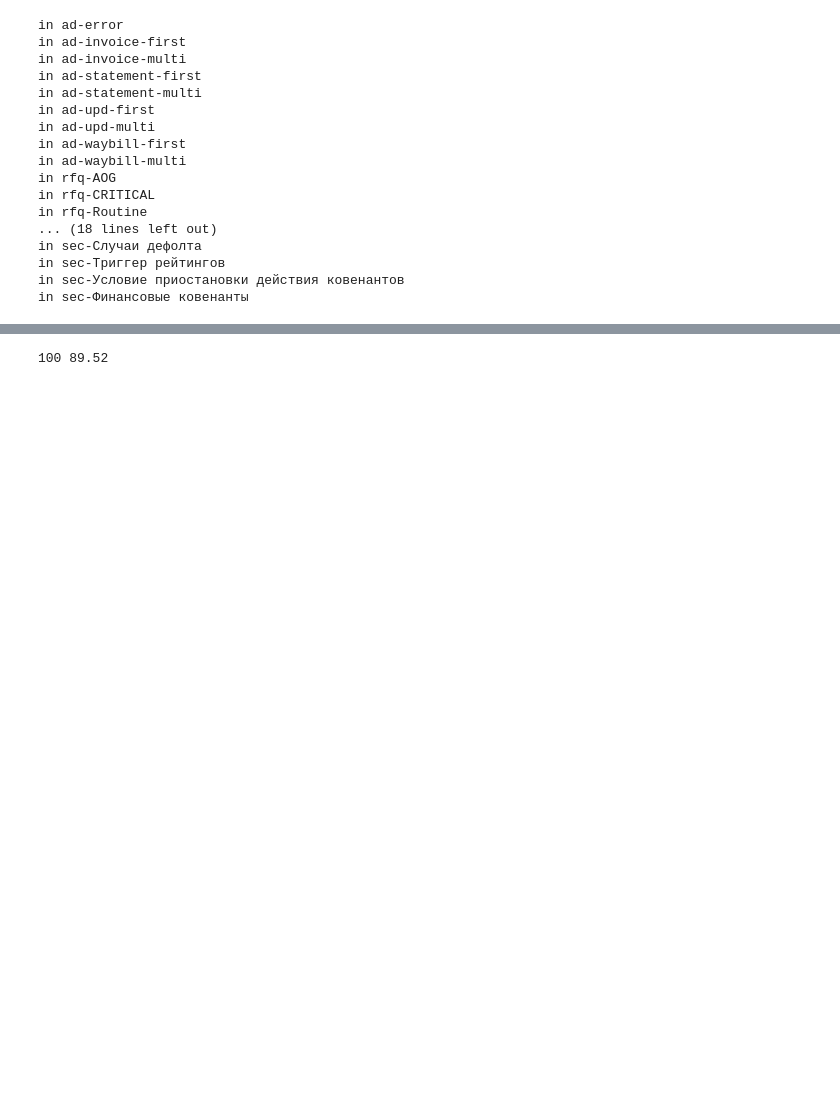
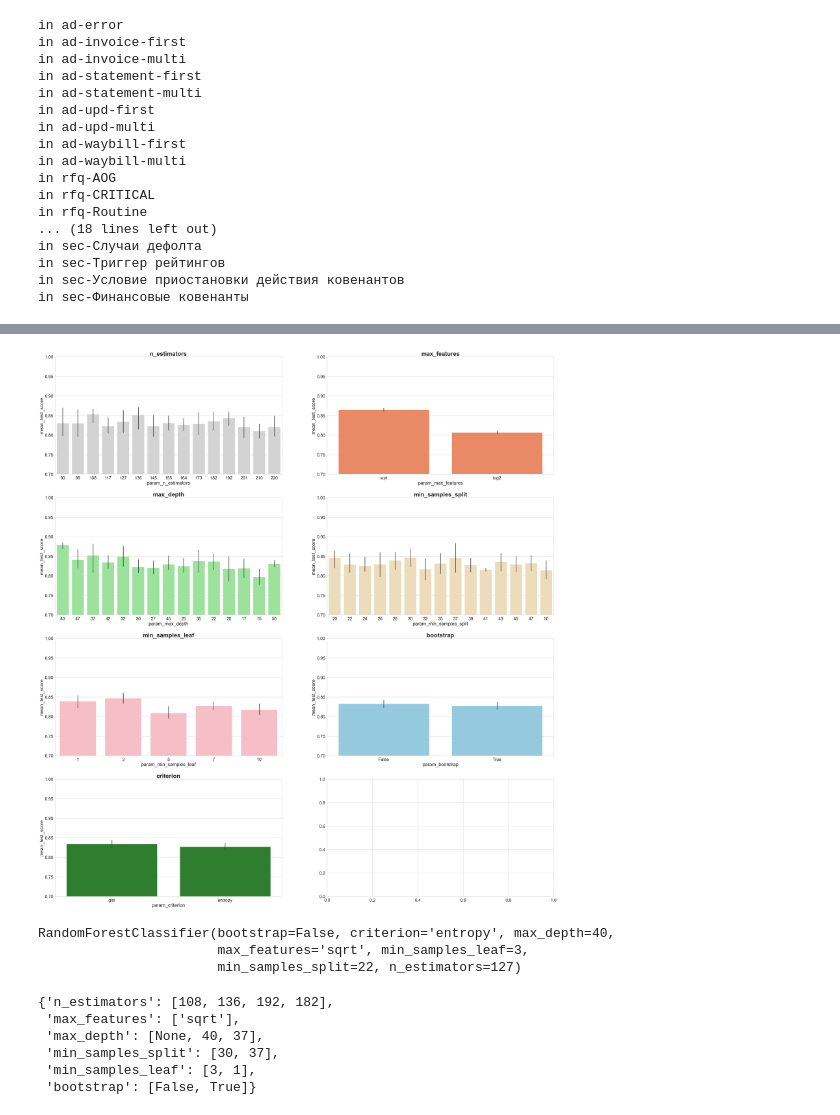
Before and after one commit to cherepasshka/document-classifier, a Jupyter notebook: DOCUMENT_CLASSIFIER.ipynb, the cells around one changed output, grey strips where cells are left out. Saved outputs shown, nothing was run; the diff lists cells and outputs as text; code cells hidden in the pictures; blank space fills up the shorter version.

```diff
--- a/DOCUMENT_CLASSIFIER.ipynb
+++ b/DOCUMENT_CLASSIFIER.ipynb
@@ -415,4 +277,26 @@ See the caveats in the documentation: https://pandas.pydata.org/pandas-docs/stab
-# %%
-print(best_arg, best_precision)
-# %% [output]
-100 89.52
+# %%
+colors = ['lightgrey', 'coral', 'lightgreen', 'wheat', 'lightpink',
+          'skyblue', 'forestgreen', 'maroon', 'olivedrab']
+params = ['param_' + x for x in list(param_dist.keys())]
+ncols, nrows = 2, len(params) // 2 + len(params) % 2
+fig, axs = plt.subplots(ncols=ncols, nrows=nrows)
+sns.set(style="whitegrid", color_codes=True, font_scale=2)
+fig.set_size_inches(45, 50)
+
+for ind in range(len(params)):
+    i = ind // ncols
+    j = ind % ncols
+    sns.barplot(x=params[ind], y='mean_test_score', data=rs_df, ax=axs[i, j], color=colors[ind])
+    axs[i, j].set_ylim([.7, 1])
+    axs[i, j].set_title(label=params[ind], size=30, weight='bold')
+
+plt.show()
+# %% [output]
+[figure, added]
+# %%
+model = rs.best_estimator_
+model.fit(X_train, Y_train)
+# %% [output]
+RandomForestClassifier(bootstrap=False, criterion='entropy', max_depth=40,
+                       max_features='sqrt', min_samples_leaf=3,
+                       min_samples_split=22, n_estimators=127)
@@ -418,0 +310,24 @@ print(best_arg, best_precision)
+# %%
+from sklearn.model_selection import GridSearchCV
+best_n_estimators = GetBestArgs(rs_df, 'param_n_estimators')[:4]
+best_max_features = GetBestArgs(rs_df, 'param_max_features')[:1]
+best_max_depth = [None] + GetBestArgs(rs_df, 'param_max_depth')[:2]
+best_min_samples_split = GetBestArgs(rs_df, 'param_min_samples_split')[:2]
+best_min_samples_leaf = GetBestArgs(rs_df, 'param_min_samples_leaf')[:2]
+best_bootstrap = [False, True]
+param_grid = {
+    'n_estimators' : best_n_estimators,
+    'max_features' : best_max_features,
+    'max_depth' : best_max_depth,
+    'min_samples_split' : best_min_samples_split,
+    'min_samples_leaf' : best_min_samples_leaf,
+    'bootstrap' : best_bootstrap,
+}
+param_grid
+# %% [output]
+{'n_estimators': [108, 136, 192, 182],
+ 'max_features': ['sqrt'],
+ 'max_depth': [None, 40, 37],
+ 'min_samples_split': [30, 37],
+ 'min_samples_leaf': [3, 1],
+ 'bootstrap': [False, True]}
```
Also changed, not shown: parts of 24 cells of this notebook.
